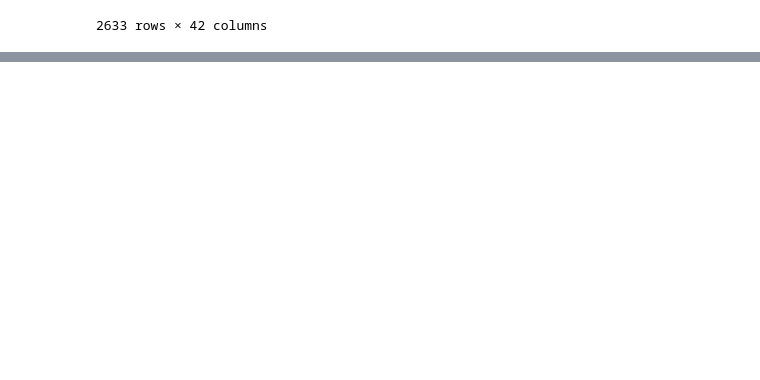
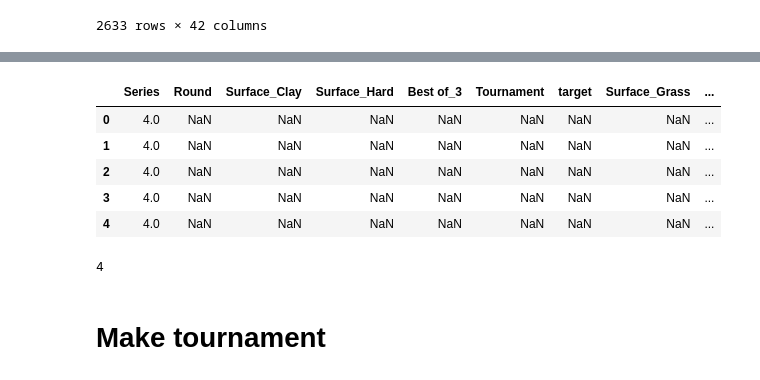
Before and after one commit to Scod3lla/tennisMatchPrediction, a Jupyter notebook: Testing 2.ipynb, the cells around one changed output, grey strips where cells are left out. Cells and saved outputs as stored; diff of their text form; code cells hidden in the pictures; blank space fills up the shorter version.

```diff
--- a/Testing 2.ipynb
+++ b/Testing 2.ipynb
@@ -447,0 +494,16 @@ for index, row in df_new.iterrows():
+# %%
+firstTurn = openAust[openAust["Round"] == 1]
+# %%
+# Ricavare i giocatori
+p1Col = ["Player1"]
+for i in firstTurn.columns:
+    if "P1" in i:
+        p1Col.append(i)
+
+p2Col = ["Player2"]
+for i in firstTurn.columns:
+    if "P2" in i:
+        p2Col.append(i)
+# %%
+nonPlayerCol = set(firstTurn.columns) - set(p1Col + p2Col)
+nonPlayerCol
@@ -447,0 +562,17 @@ for index, row in df_new.iterrows():
+# %%
+turn = pd.DataFrame(columns=(list(nonPlayerCol) +p1Col + p2Col))
+# %%
+turn
+# %% [output]
+|  | Series | Round | Surface_Clay | Surface_Hard | Best of_3 | Tournament | target | Surface_Grass | ... |
+| 0 | 4.0 | NaN | NaN | NaN | NaN | NaN | NaN | NaN | ... |
+| 1 | 4.0 | NaN | NaN | NaN | NaN | NaN | NaN | NaN | ... |
+| 2 | 4.0 | NaN | NaN | NaN | NaN | NaN | NaN | NaN | ... |
+| 3 | 4.0 | NaN | NaN | NaN | NaN | NaN | NaN | NaN | ... |
+| 4 | 4.0 | NaN | NaN | NaN | NaN | NaN | NaN | NaN | ... |
+# %%
+tournamentSpec["Series"]
+# %% [output]
+4
+# %% [markdown]
+# Make tournament
```
Also changed, not shown: parts of 30 cells of this notebook, 1 other file.
